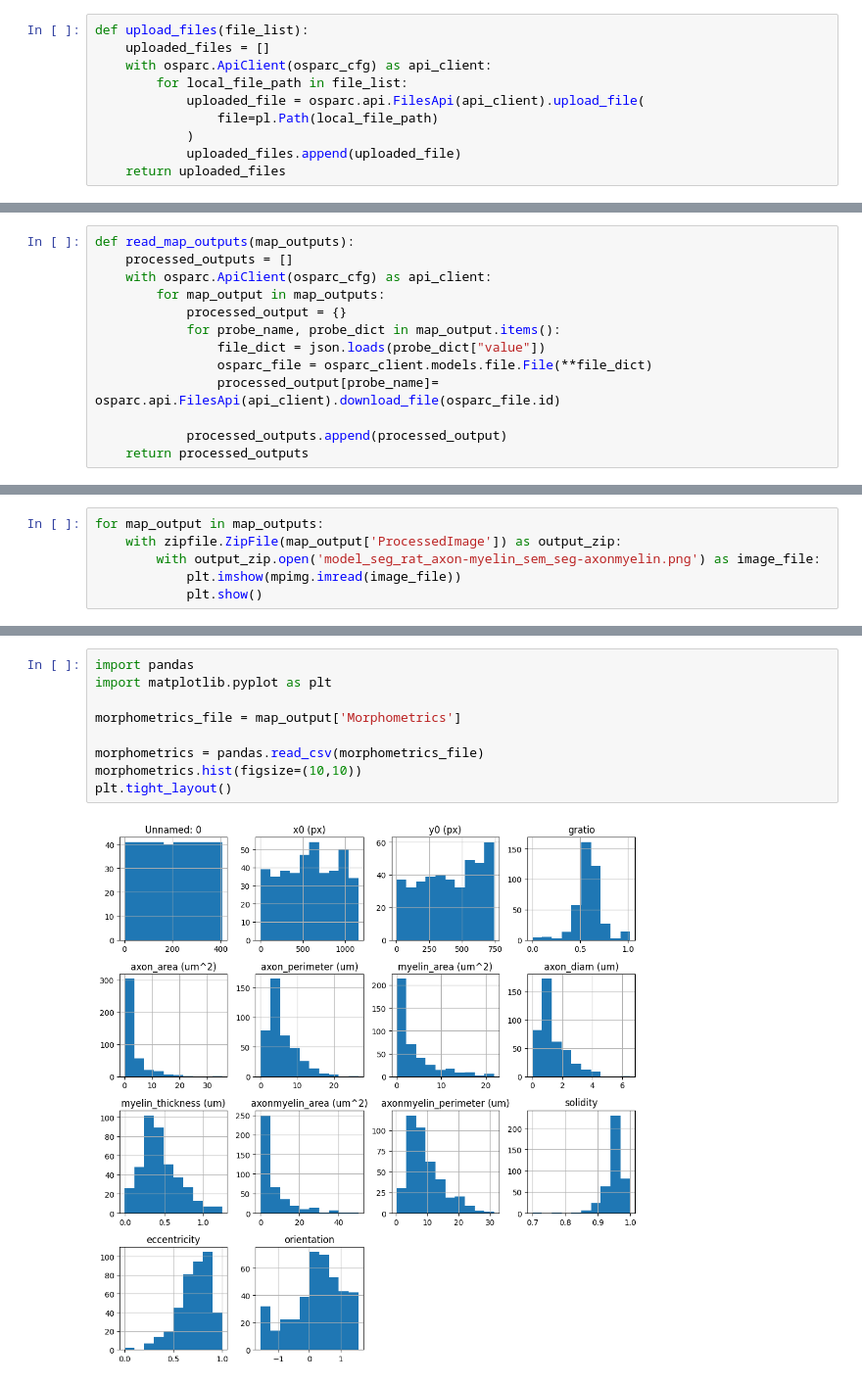
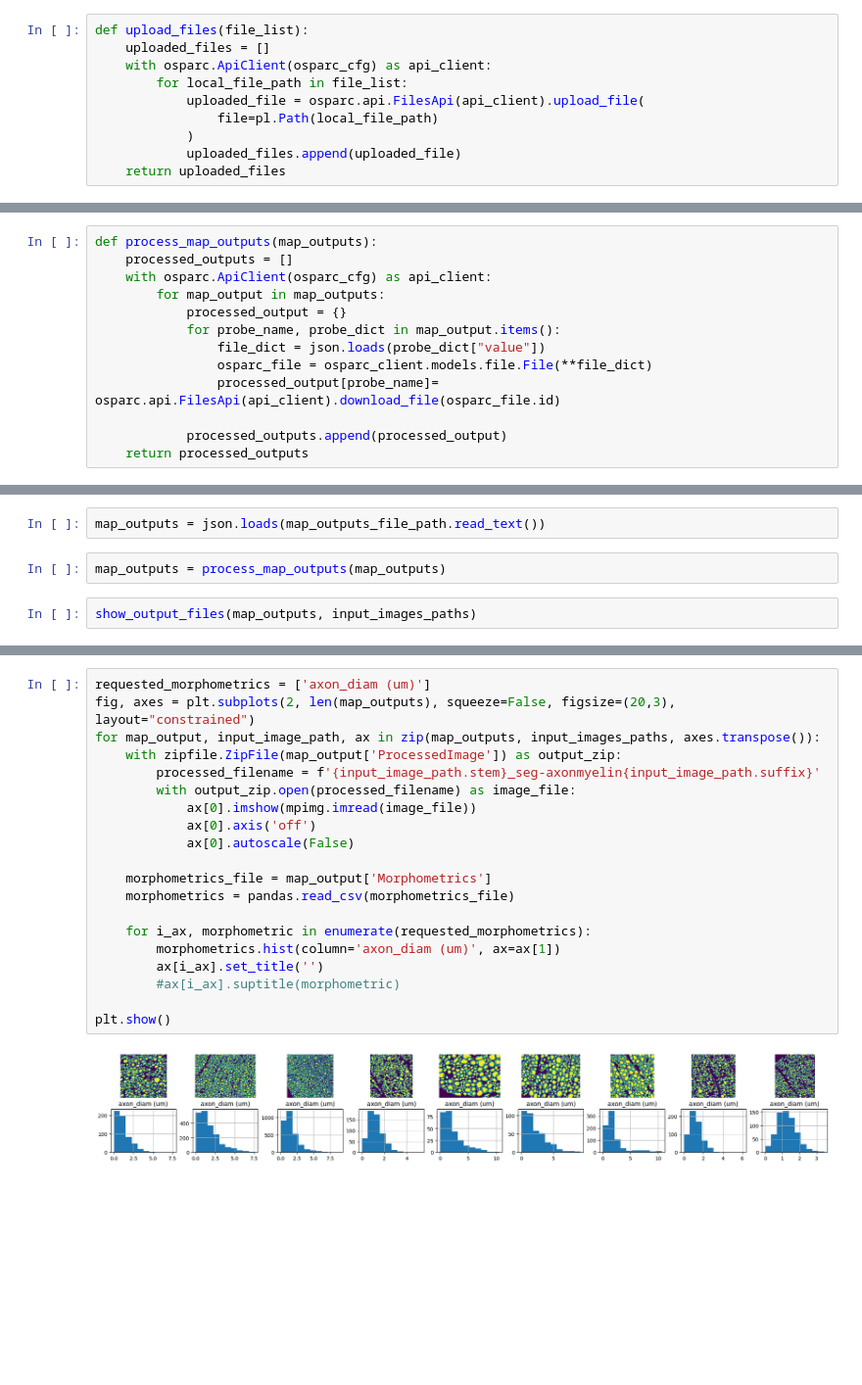
Before and after one commit to wvangeit/dakopt_examples, a Jupyter notebook: axonds1/notebook/AxonDeepSeg.ipynb, the cells around one changed output, grey strips where cells are left out. Shown at 98% size. Saved outputs shown, nothing was run; the diff lists cells and outputs as text; blank space fills up the shorter version.

```diff
--- a/axonds1/notebook/AxonDeepSeg.ipynb
+++ b/axonds1/notebook/AxonDeepSeg.ipynb
@@ -68,7 +96,7 @@ def create_map_inputs(up_file_list):
         })
     return map_inputs
 # %%
-def read_map_outputs(map_outputs):
+def process_map_outputs(map_outputs):
     processed_outputs = []
     with osparc.ApiClient(osparc_cfg) as api_client:
         for map_output in map_outputs:
@@ -98,7 +124,7 @@ map_outputs = read_map_outputs(map.evaluate(map_inputs))
+# %%
+map_outputs = json.loads(map_outputs_file_path.read_text())
+# %%
+map_outputs = process_map_outputs(map_outputs)
 # %%
-for map_output in map_outputs:
-    with zipfile.ZipFile(map_output['ProcessedImage']) as output_zip:
-        with output_zip.open('model_seg_rat_axon-myelin_sem_seg-axonmyelin.png') as image_file:
-            plt.imshow(mpimg.imread(image_file))
-            plt.show()
+show_output_files(map_outputs, input_images_paths)
 # %% [output]
@@ -107,11 +132,22 @@ for map_output in map_outputs:
 # %%
-import pandas
-import matplotlib.pyplot as plt
+requested_morphometrics = ['axon_diam (um)']
+fig, axes = plt.subplots(2, len(map_outputs), squeeze=False, figsize=(20,3), layout="constrained")
+for map_output, input_image_path, ax in zip(map_outputs, input_images_paths, axes.transpose()):
+    with zipfile.ZipFile(map_output['ProcessedImage']) as output_zip:
+        processed_filename = f'{input_image_path.stem}_seg-axonmyelin{input_image_path.suffix}'
+        with output_zip.open(processed_filename) as image_file:
+            ax[0].imshow(mpimg.imread(image_file))
+            ax[0].axis('off')
+            ax[0].autoscale(False)
 
-morphometrics_file = map_output['Morphometrics']
+    morphometrics_file = map_output['Morphometrics']
+    morphometrics = pandas.read_csv(morphometrics_file)
 
-morphometrics = pandas.read_csv(morphometrics_file)
-morphometrics.hist(figsize=(10,10))
-plt.tight_layout()
+    for i_ax, morphometric in enumerate(requested_morphometrics):
+        morphometrics.hist(column='axon_diam (um)', ax=ax[1])
+        ax[i_ax].set_title('')
+        #ax[i_ax].suptitle(morphometric)
+
+plt.show()
 # %% [output]
-[figure, old version]
+[figure, new version]
```
Also changed, not shown: parts of 12 cells of this notebook, 23 other files.
